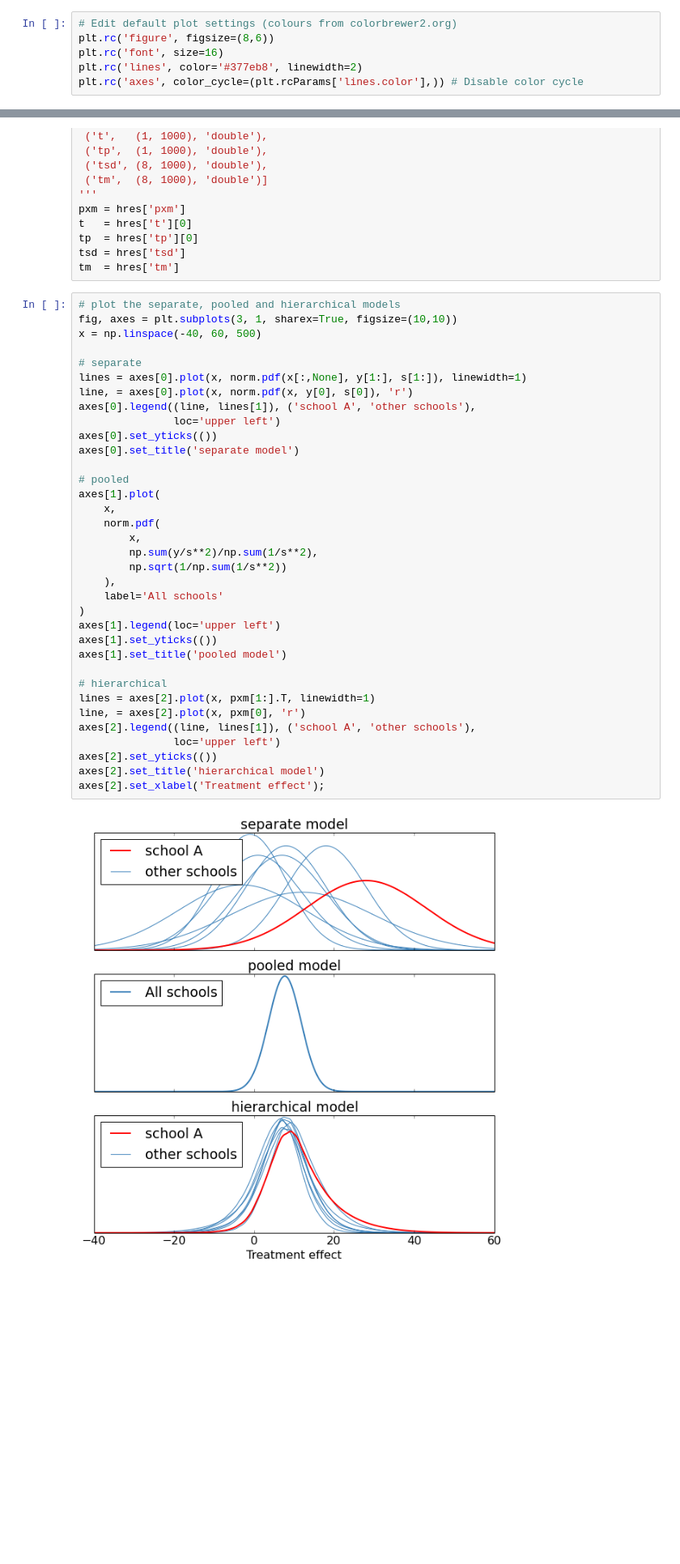
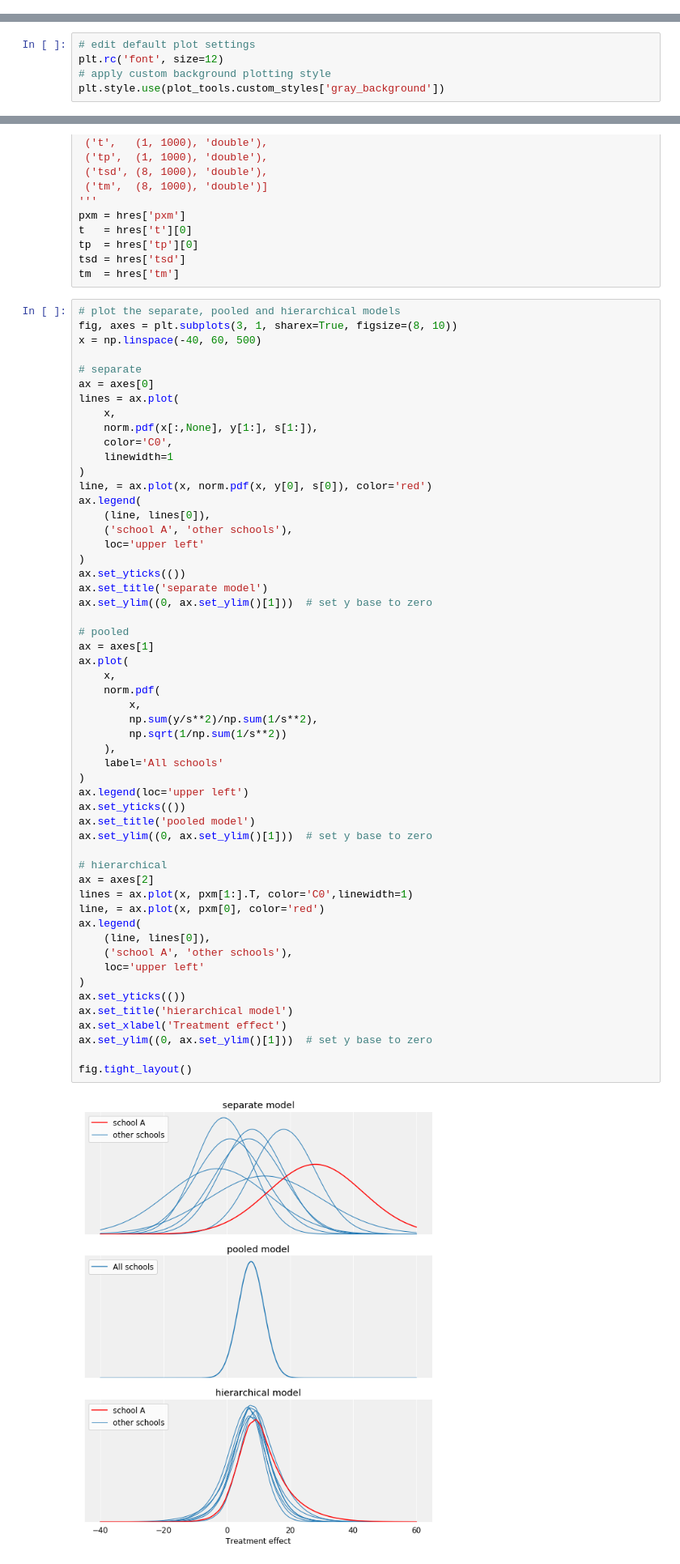
Before and after one commit to avehtari/BDA_py_demos, a Jupyter notebook: demos_ch5/demo5_2.ipynb, the cells around one changed output, grey strips where cells are left out. Shown: that part at 81% size. Drawn from its saved outputs; the diff is of its cells as text; blank space fills up the shorter version.

```diff
--- a/demos_ch5/demo5_2.ipynb
+++ b/demos_ch5/demo5_2.ipynb
@@ -14,9 +10,3 @@ import scipy.io # For importing a matlab file
 
 %matplotlib inline
 import matplotlib.pyplot as plt
-# %%
-# Edit default plot settings (colours from colorbrewer2.org)
-plt.rc('figure', figsize=(8,6))
-plt.rc('font', size=16)
-plt.rc('lines', color='#377eb8', linewidth=2)
-plt.rc('axes', color_cycle=(plt.rcParams['lines.color'],)) # Disable color cycle
@@ -23,3 +22,8 @@ plt.rc('axes', color_cycle=(plt.rcParams['lines.color'],)) # Disable color cycle
+# %%
+# edit default plot settings
+plt.rc('font', size=12)
+# apply custom background plotting style
+plt.style.use(plot_tools.custom_styles['gray_background'])
 # %%
 # SAT-example data (BDA3 p. 120)
 # y is the estimated treatment effect
@@ -53,40 +57,59 @@ tsd = hres['tsd']
 tm  = hres['tm']
 # %%
 # plot the separate, pooled and hierarchical models
-fig, axes = plt.subplots(3, 1, sharex=True, figsize=(10,10))
+fig, axes = plt.subplots(3, 1, sharex=True, figsize=(8, 10))
 x = np.linspace(-40, 60, 500)
 
 # separate
-lines = axes[0].plot(x, norm.pdf(x[:,None], y[1:], s[1:]), linewidth=1)
-line, = axes[0].plot(x, norm.pdf(x, y[0], s[0]), 'r')
-axes[0].legend((line, lines[1]), ('school A', 'other schools'),
-               loc='upper left')
-axes[0].set_yticks(())
-axes[0].set_title('separate model')
+ax = axes[0]
+lines = ax.plot(
+    x,
+    norm.pdf(x[:,None], y[1:], s[1:]),
+    color='C0',
+    linewidth=1
+)
+line, = ax.plot(x, norm.pdf(x, y[0], s[0]), color='red')
+ax.legend(
+    (line, lines[0]),
+    ('school A', 'other schools'),
+    loc='upper left'
+)
+ax.set_yticks(())
+ax.set_title('separate model')
+ax.set_ylim((0, ax.set_ylim()[1]))  # set y base to zero
 
 # pooled
-axes[1].plot(
+ax = axes[1]
+ax.plot(
     x,
     norm.pdf(
         x,
         np.sum(y/s**2)/np.sum(1/s**2),
         np.sqrt(1/np.sum(1/s**2))
     ),
     label='All schools'
 )
-axes[1].legend(loc='upper left')
-axes[1].set_yticks(())
-axes[1].set_title('pooled model')
+ax.legend(loc='upper left')
+ax.set_yticks(())
+ax.set_title('pooled model')
+ax.set_ylim((0, ax.set_ylim()[1]))  # set y base to zero
 
 # hierarchical
-lines = axes[2].plot(x, pxm[1:].T, linewidth=1)
-line, = axes[2].plot(x, pxm[0], 'r')
-axes[2].legend((line, lines[1]), ('school A', 'other schools'),
-               loc='upper left')
-axes[2].set_yticks(())
-axes[2].set_title('hierarchical model')
-axes[2].set_xlabel('Treatment effect');
+ax = axes[2]
+lines = ax.plot(x, pxm[1:].T, color='C0',linewidth=1)
+line, = ax.plot(x, pxm[0], color='red')
+ax.legend(
+    (line, lines[0]),
+    ('school A', 'other schools'),
+    loc='upper left'
+)
+ax.set_yticks(())
+ax.set_title('hierarchical model')
+ax.set_xlabel('Treatment effect')
+ax.set_ylim((0, ax.set_ylim()[1]))  # set y base to zero
+
+fig.tight_layout()
 # %% [output]
-[figure, old version]
+[figure, new version]
 # %%
 # plot various marginal and conditional posterior summaries
```
Also changed, not shown: parts of 3 cells of this notebook.
